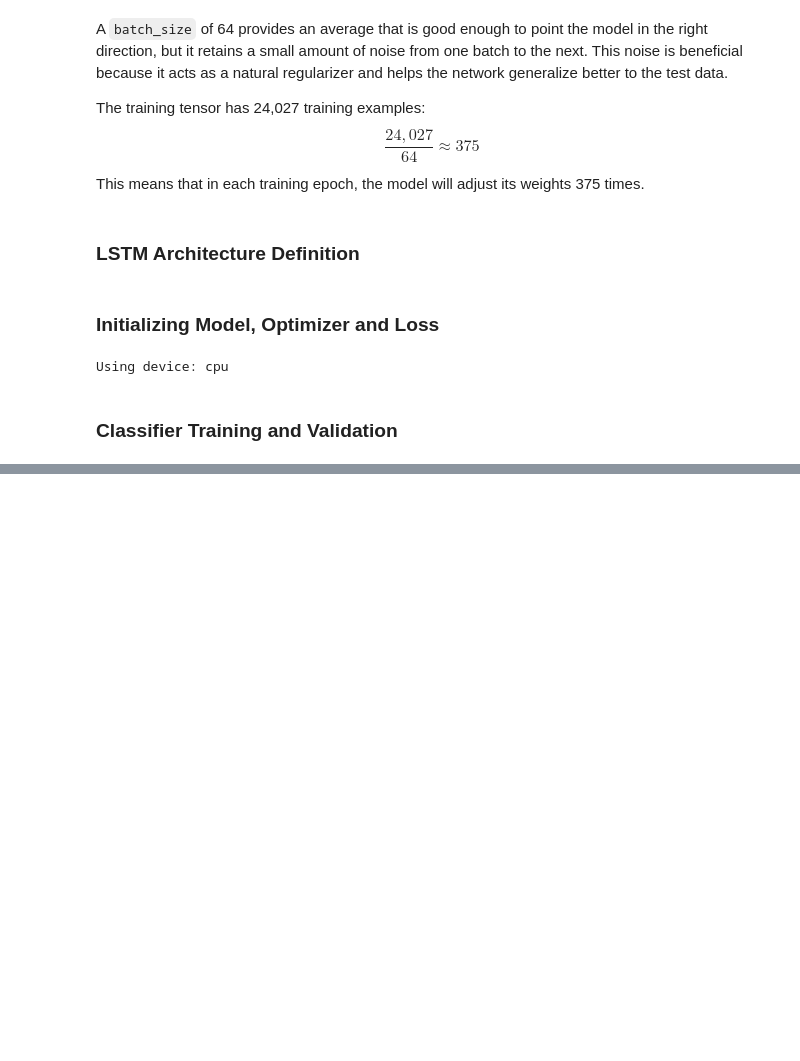
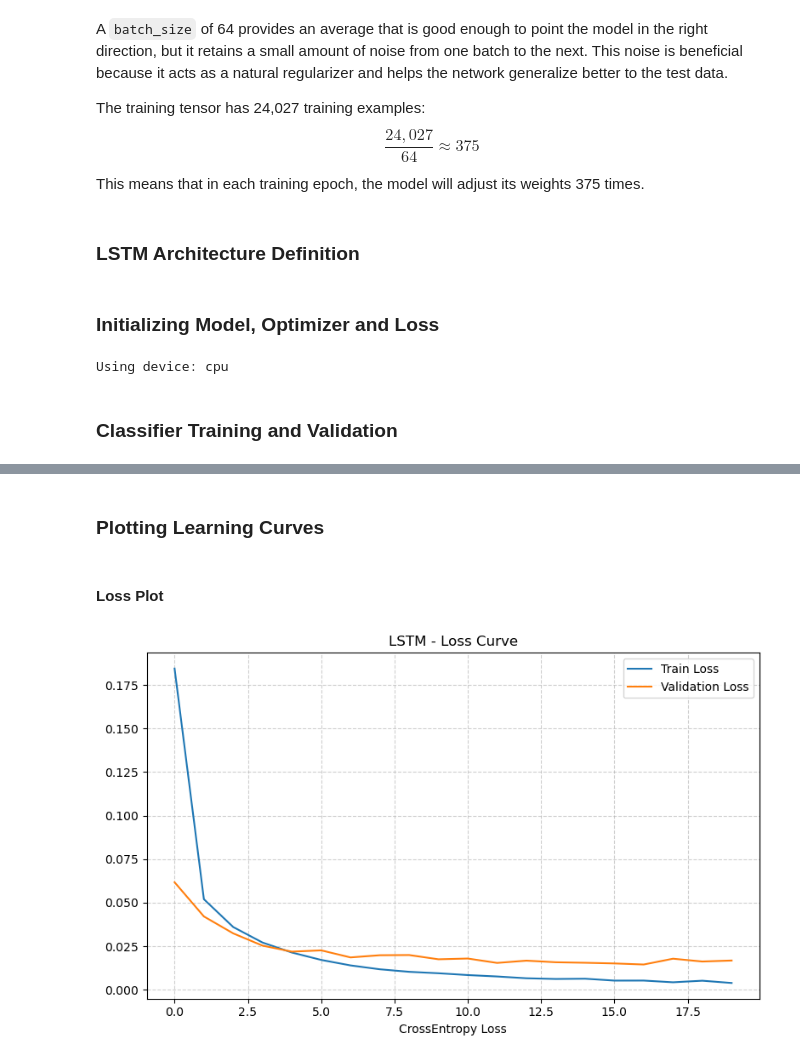
Before and after one commit to Joaomuianga/ML-team-collaboration, a Jupyter notebook: 3_TimeSeries/notebooks/5_LSTM_Modeling.ipynb, the cells around one changed output, grey strips where cells are left out. Cells and saved outputs as stored; diff of their text form; code cells hidden in the pictures; blank space fills up the shorter version.

Commit message:
lstm classifier plotting and evaluation

```diff
--- a/3_TimeSeries/notebooks/5_LSTM_Modeling.ipynb
+++ b/3_TimeSeries/notebooks/5_LSTM_Modeling.ipynb
@@ -222,3 +222,22 @@ Epoch [17/20] Train Loss: 0.0053, Train Acc: 0.9989 | Test Loss: 0.0145, Test Ac
 Epoch [18/20] Train Loss: 0.0044, Train Acc: 0.9992 | Test Loss: 0.0179, Test Acc: 0.9958
 Epoch [19/20] Train Loss: 0.0052, Train Acc: 0.9990 | Test Loss: 0.0163, Test Acc: 0.9967
 Epoch [20/20] Train Loss: 0.0040, Train Acc: 0.9992 | Test Loss: 0.0168, Test Acc: 0.9965
+# %% [markdown]
+### Plotting Learning Curves
+# %% [markdown]
+#### Loss Plot
+# %%
+plt.figure(figsize=(8, 5))
+plt.plot(train_losses, label = "Train Loss")
+plt.plot(test_losses, label = "Validation Loss")
+
+plt.title("LSTM - Loss Curve")
+plt.xlabel("Epochs")
+plt.xlabel("CrossEntropy Loss")
+plt.legend()
+plt.grid(True, linestyle='--', alpha=0.6)
+
+plt.tight_layout()
+plt.show()
+# %% [output]
+[figure, added]
```
Also changed, not shown: parts of 10 cells of this notebook.
